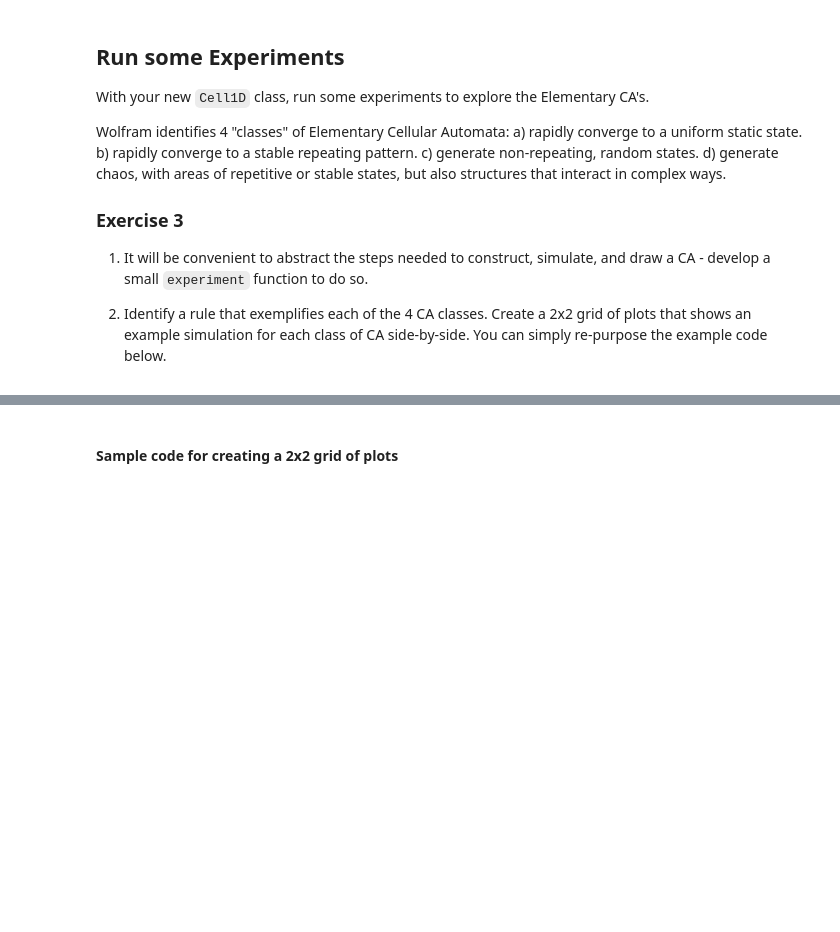
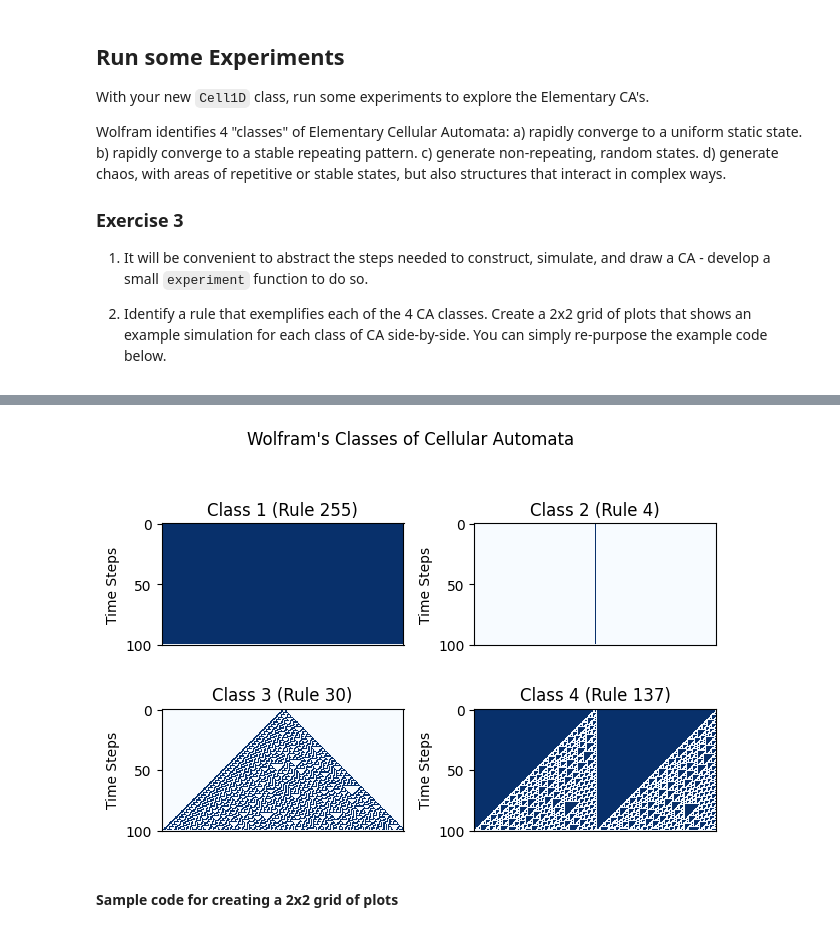
Before and after one commit to emkalan/comp215, a Jupyter notebook: labs/lab07_cellular_automata.ipynb, the cells around one changed output, grey strips where cells are left out. Cells and saved outputs as stored; diff of their text form; code cells hidden in the pictures; blank space fills up the shorter version.

```diff
--- a/labs/lab07_cellular_automata.ipynb
+++ b/labs/lab07_cellular_automata.ipynb
@@ -263,3 +278,23 @@ experiment(110, 200, 100)
+# %%
+
+def axes_layout(nrows=1, ncols=1, fig_title=None, **kwargs):
+    """ layout nrows x ncols axes with sensible defaults.  kwargs passed directly to `plt.subplots()`
+    Shamelessly stolen from Andrew - cheers"""
+    kwargs = {**dict(layout='tight'), **kwargs}
+    fig, axes = plt.subplots(nrows=nrows, ncols=ncols, **kwargs)
+    if fig_title:
+        fig.suptitle(fig_title)
+    return axes
+
+axes = axes_layout(2, 2, fig_title='Wolfram\'s Classes of Cellular Automata')
+class_names = ['Class 1', 'Class 2', 'Class 3', 'Class 4']
+rules_to_test = [255, 4, 30, 137]
+
+for ax, rule, class_name in zip(axes.flat, rules_to_test, class_names):
+  ca_timesteps = simulate_ca(200, 100, get_lookup_table(rule))  # sim the CA
+  plot_ca(ca_timesteps, axes=ax, title=f'{class_name} (Rule {rule})')  # plot with class and rule
+# %% [output]
+[figure, added]
 # %% [markdown]
 #### Sample code for creating a 2x2 grid of plots
 # %%
```
Also changed, not shown: parts of 4 cells of this notebook.
